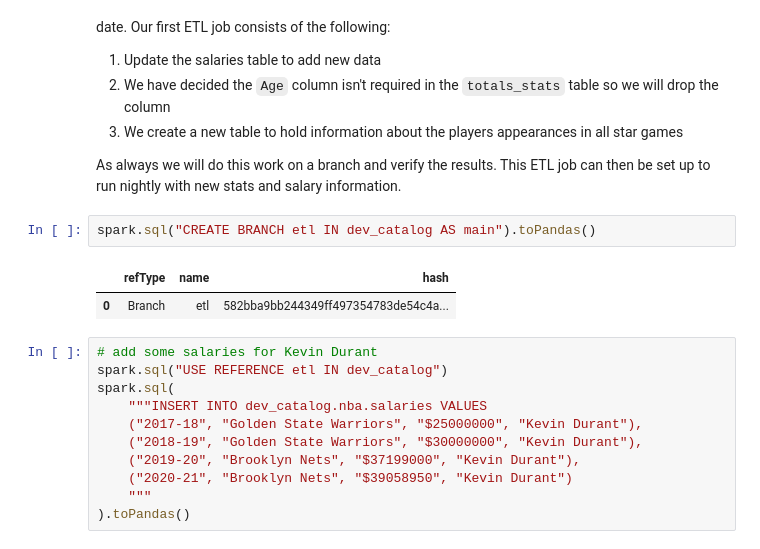
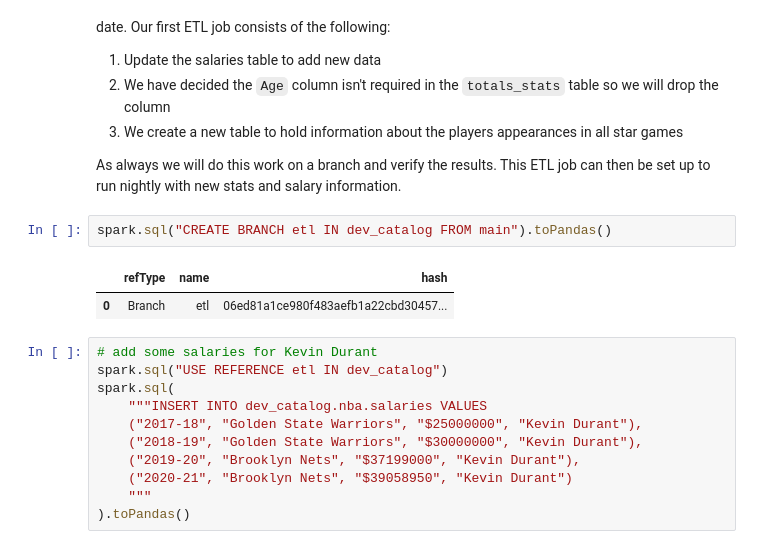
Before and after one commit to projectnessie/nessie-demos, a Jupyter notebook: notebooks/nessie-iceberg-demo-nba.ipynb, the cells around one changed output. Drawn from its saved outputs; the diff is of its cells as text.

```diff
--- a/notebooks/nessie-iceberg-demo-nba.ipynb
+++ b/notebooks/nessie-iceberg-demo-nba.ipynb
@@ -253,10 +250,10 @@ Our analysts are happy with the data and we want to now regularly ingest data to
 
 As always we will do this work on a branch and verify the results. This ETL job can then be set up to run nightly with new stats and salary information.
 # %%
-spark.sql("CREATE BRANCH etl IN dev_catalog AS main").toPandas()
+spark.sql("CREATE BRANCH etl IN dev_catalog FROM main").toPandas()
 # %% [output]
 |  | refType | name | hash |
-| 0 | Branch | etl | 582bba9bb244349ff497354783de54c4a... |
+| 0 | Branch | etl | 06ed81a1ce980f483aefb1a22cbd30457... |
 # %%
 # add some salaries for Kevin Durant
 spark.sql("USE REFERENCE etl IN dev_catalog")
```
Also changed, not shown: parts of 19 cells of this notebook, 11 other files.
